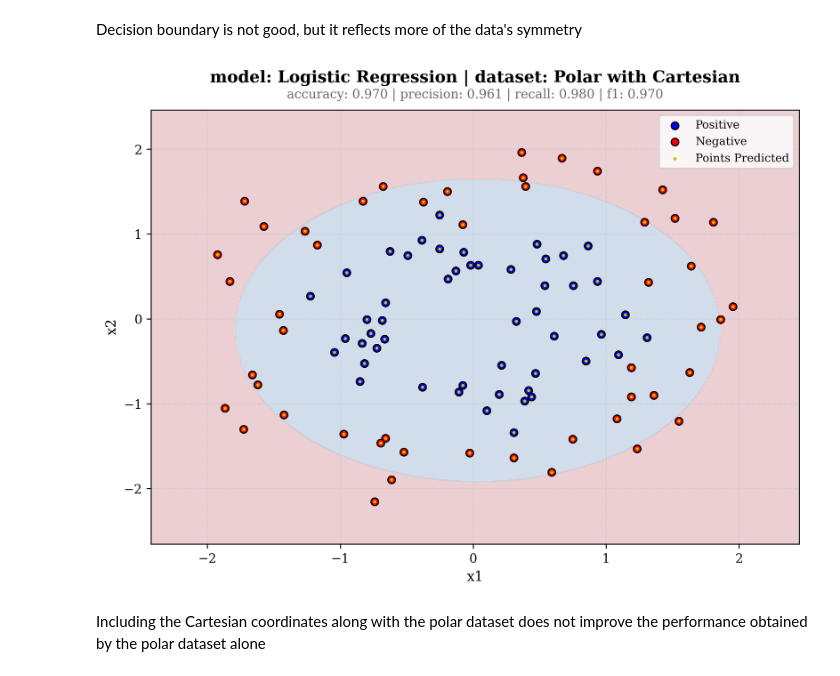
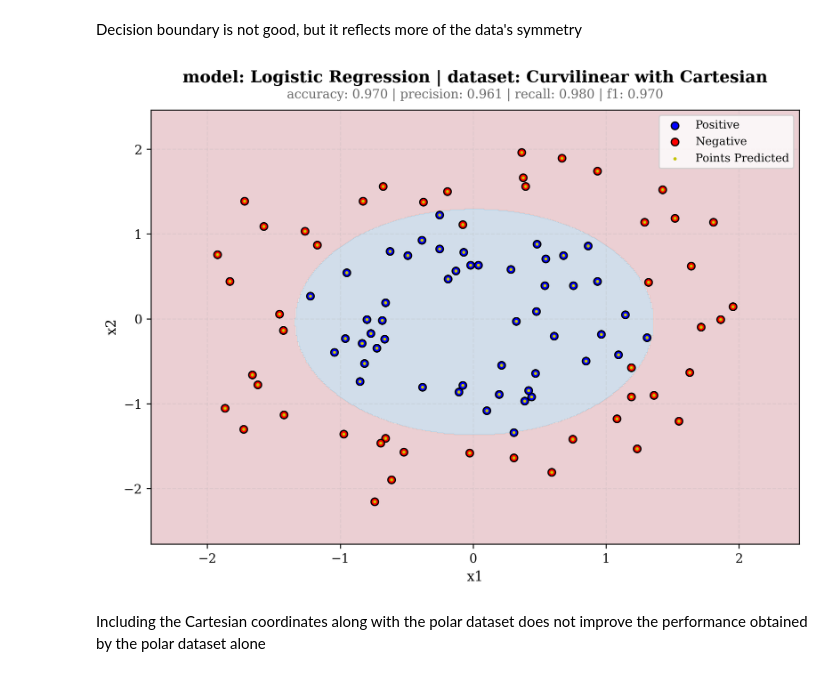
Before and after one commit to apsket/feature-representation-vs-model-complexity, a Jupyter notebook: notebooks/02_feature_engineering.ipynb, the cells around one changed output. Cells and saved outputs as stored; diff of their text form; code cells hidden in the pictures.

```diff
--- a/notebooks/02_feature_engineering.ipynb
+++ b/notebooks/02_feature_engineering.ipynb
@@ -186,7 +186,7 @@ plot_manager.handle(fig, name='elliptic_logi_regr_rectangular')
 # Logistic Regression on Engineered Featured Curvilinear Coordinates
 # %%
 # Transform polar into curvilinear grid
-grid_cos_sqd = pd.DataFrame({ 'x1': grid_polar['x1'], 'x2': np.cos(grid_polar['x2'])**2})
+grid_cos_sqd = pd.DataFrame({ 'x1': grid_polar['x1']**2, 'x2': np.cos(grid_polar['x2'])**2})
 # %%
 lr_cos_sqd_model = train_logistic_regression(cos_sqd_dataset.X, cos_sqd_dataset.y)
 # %%
@@ -407,26 +407,26 @@ display(fig)
 Decision boundary is not good, but it reflects more of the data's symmetry
 # %%
 # extended dataset
-extended_dataset = pd.concat([dataset.X, cos_sqd_dataset.X.rename(columns={'x1': 'r', 'x2': 'cos2_theta'})], axis=1)
-grid_extended = pd.concat([grid_cartesian, grid_cos_sqd.rename(columns={'x1': 'r', 'x2': 'cos2_theta'})], axis=1)
+extended_dataset = pd.concat([dataset.X, cos_sqd_dataset.X.rename(columns={'x1': 'r2', 'x2': 'cos2_theta'})], axis=1)
+grid_extended = pd.concat([grid_cartesian, grid_cos_sqd.rename(columns={'x1': 'r2', 'x2': 'cos2_theta'})], axis=1)
 
 model = train_logistic_regression(extended_dataset, dataset.y)
 
 lr_metrics = ModelMetrics('Logistic Regression', 'Polar', cos_sqd_dataset.y, model.predict(extended_dataset))
 lr_metrics.compute_metrics()
 
 dataset_name = r'$\cos^2{\theta}$'
 
 fig, ax = plot_decision_boundary(
     model=model, dataset_X=dataset.X, dataset_y=dataset.y,
     prediction_domain=grid_extended, grid_x=grid_x, grid_y=grid_y,
-    title=fr'model: {lr_metrics.metadata['model']} | dataset: Polar with Cartesian',
+    title=fr'model: {lr_metrics.metadata['model']} | dataset: Curvilinear with Cartesian',
     metrics=lr_metrics.to_dict(),
 )
 
 display(fig)
 # %% [output]
-[figure, old version]
+[figure, new version]
 # %% [markdown]
 Including the Cartesian coordinates along with the polar dataset does not improve the performance obtained by the polar dataset alone
 # %% [markdown]
```
Also changed, not shown: 2 other files.
